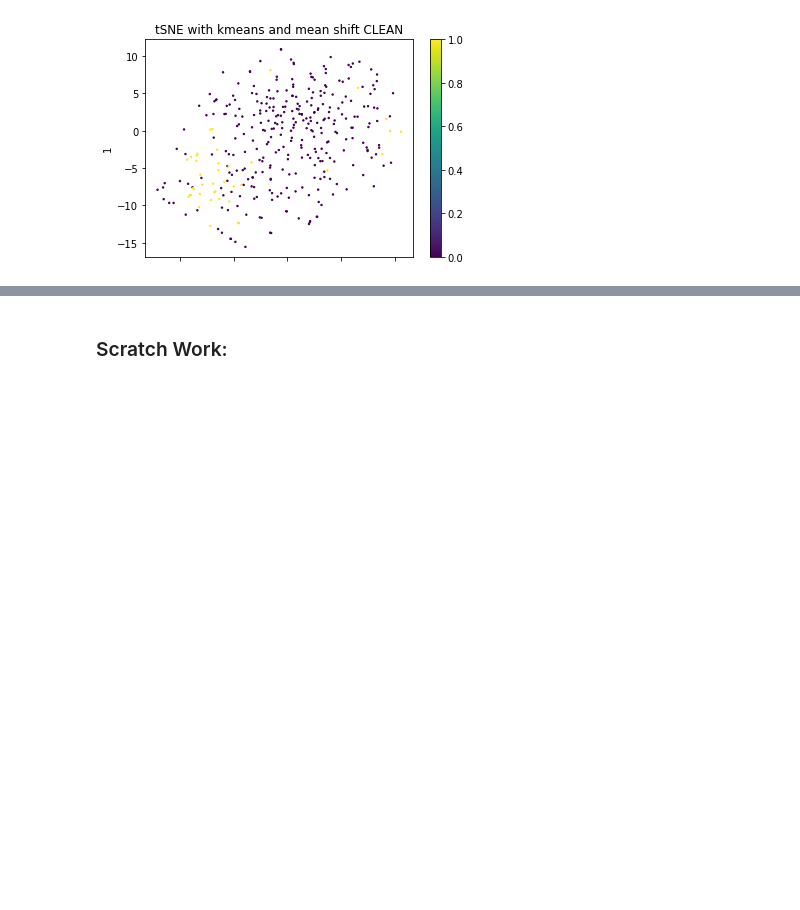
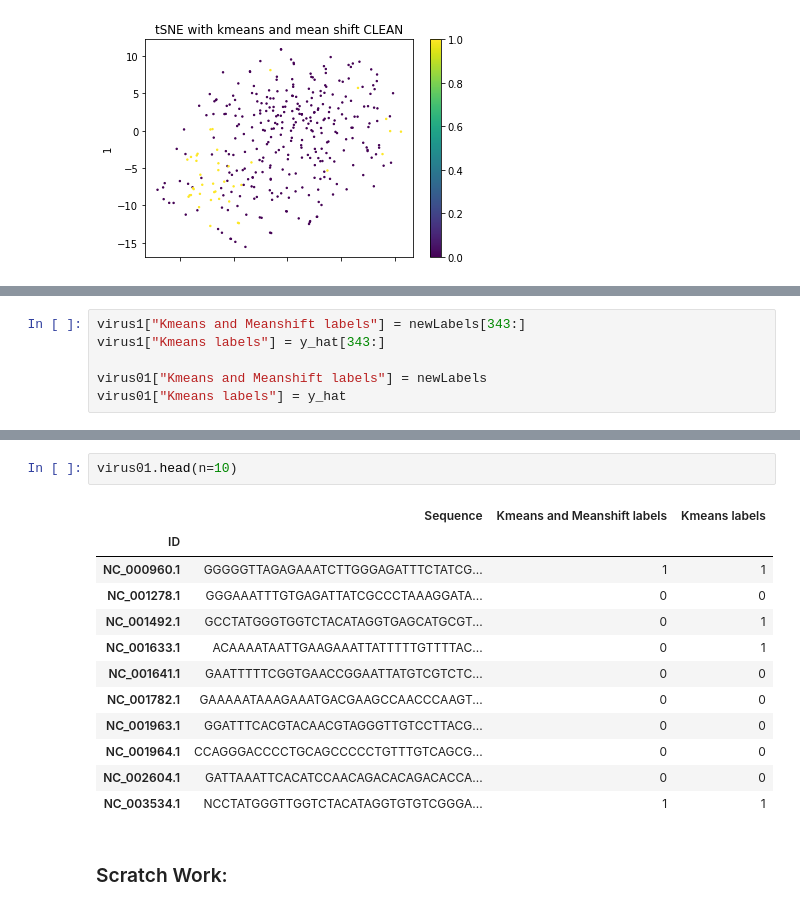
Before and after one commit to solislemuslab/mycovirus-ml, a Jupyter notebook: scripts/lukeSelberg/kmeansPcaTsne.ipynb, the cells around one changed output, grey strips where cells are left out. Saved outputs shown, nothing was run; the diff lists cells and outputs as text; blank space fills up the shorter version.

Commit message:
added sample dataframe outptut to kmeansPcaaTsne notebook

```diff
--- a/scripts/lukeSelberg/kmeansPcaTsne.ipynb
+++ b/scripts/lukeSelberg/kmeansPcaTsne.ipynb
@@ -220,0 +224,6 @@ plt.show()
+# %%
+virus1["Kmeans and Meanshift labels"] = newLabels[343:]
+virus1["Kmeans labels"] = y_hat[343:]
+
+virus01["Kmeans and Meanshift labels"] = newLabels
+virus01["Kmeans labels"] = y_hat
@@ -221,3 +242,18 @@ plt.show()
+# %%
+virus01.head(n=10)
+# %% [output]
+|  | Sequence | Kmeans and Meanshift labels | Kmeans labels |
+| ID |  |  |  |
+| NC_000960.1 | GGGGGTTAGAGAAATCTTGGGAGATTTCTATCG... | 1 | 1 |
+| NC_001278.1 | GGGAAATTTGTGAGATTATCGCCCTAAAGGATA... | 0 | 0 |
+| NC_001492.1 | GCCTATGGGTGGTCTACATAGGTGAGCATGCGT... | 0 | 1 |
+| NC_001633.1 | ACAAAATAATTGAAGAAATTATTTTTGTTTTAC... | 0 | 1 |
+| NC_001641.1 | GAATTTTTCGGTGAACCGGAATTATGTCGTCTC... | 0 | 0 |
+| NC_001782.1 | GAAAAATAAAGAAATGACGAAGCCAACCCAAGT... | 0 | 0 |
+| NC_001963.1 | GGATTTCACGTACAACGTAGGGTTGTCCTTACG... | 0 | 0 |
+| NC_001964.1 | CCAGGGACCCCTGCAGCCCCCTGTTTGTCAGCG... | 0 | 0 |
+| NC_002604.1 | GATTAAATTCACATCCAACAGACACAGACACCA... | 0 | 0 |
+| NC_003534.1 | NCCTATGGGTTGGTCTACATAGGTGTGTCGGGA... | 1 | 1 |
 # %% [markdown]
 ### Scratch Work:
 # %%
```
Also changed, not shown: parts of 2 cells of this notebook.
